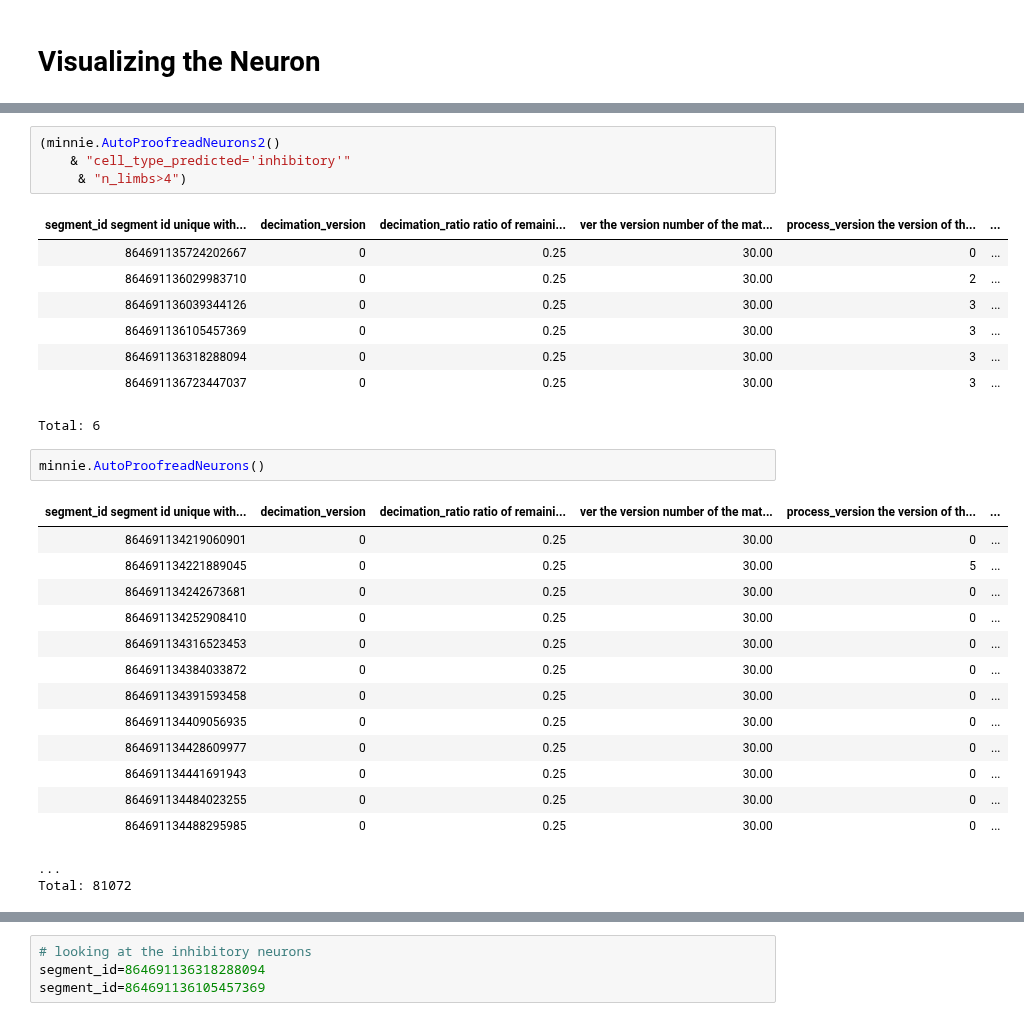
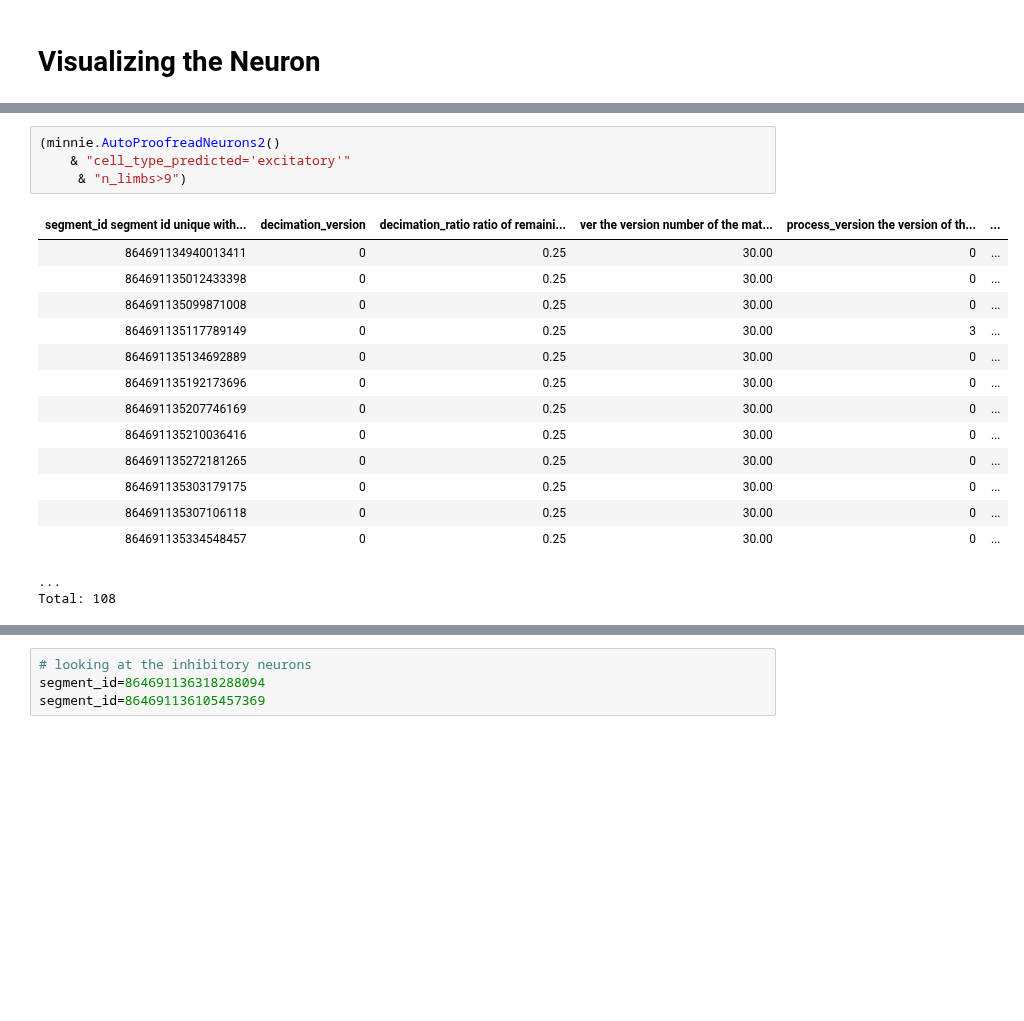
Before and after one commit to celiibrendan/neuron_mesh_tools, a Jupyter notebook: Auto_Proofreading/Preprocessing_Pipeline/AutoProofread_Inspect.ipynb, the cells around one changed output, grey strips where cells are left out. Saved outputs shown, nothing was run; the diff lists cells and outputs as text; blank space fills up the shorter version.

```diff
--- a/Auto_Proofreading/Preprocessing_Pipeline/AutoProofread_Inspect.ipynb
+++ b/Auto_Proofreading/Preprocessing_Pipeline/AutoProofread_Inspect.ipynb
@@ -68,31 +195,20 @@ new_table
 # %%
 (minnie.AutoProofreadNeurons2()
-    & "cell_type_predicted='inhibitory'"
-     & "n_limbs>4")
+    & "cell_type_predicted='excitatory'"
+     & "n_limbs>9")
 # %% [output]
 | segment_id segment id unique with... | decimation_version | decimation_ratio ratio of remaini... | ver the version number of the mat... | process_version the version of th... | ... |
-| 864691135724202667 | 0 | 0.25 | 30.00 | 0 | ... |
-| 864691136029983710 | 0 | 0.25 | 30.00 | 2 | ... |
-| 864691136039344126 | 0 | 0.25 | 30.00 | 3 | ... |
-| 864691136105457369 | 0 | 0.25 | 30.00 | 3 | ... |
-| 864691136318288094 | 0 | 0.25 | 30.00 | 3 | ... |
-| 864691136723447037 | 0 | 0.25 | 30.00 | 3 | ... |
+| 864691134940013411 | 0 | 0.25 | 30.00 | 0 | ... |
+| 864691135012433398 | 0 | 0.25 | 30.00 | 0 | ... |
+| 864691135099871008 | 0 | 0.25 | 30.00 | 0 | ... |
+| 864691135117789149 | 0 | 0.25 | 30.00 | 3 | ... |
+| 864691135134692889 | 0 | 0.25 | 30.00 | 0 | ... |
+| 864691135192173696 | 0 | 0.25 | 30.00 | 0 | ... |
+| 864691135207746169 | 0 | 0.25 | 30.00 | 0 | ... |
+| 864691135210036416 | 0 | 0.25 | 30.00 | 0 | ... |
+| 864691135272181265 | 0 | 0.25 | 30.00 | 0 | ... |
+| 864691135303179175 | 0 | 0.25 | 30.00 | 0 | ... |
+| 864691135307106118 | 0 | 0.25 | 30.00 | 0 | ... |
+| 864691135334548457 | 0 | 0.25 | 30.00 | 0 | ... |
-Total: 6
+...
+Total: 108
-# %%
-minnie.AutoProofreadNeurons()
-# %% [output]
-| segment_id segment id unique with... | decimation_version | decimation_ratio ratio of remaini... | ver the version number of the mat... | process_version the version of th... | ... |
-| 864691134219060901 | 0 | 0.25 | 30.00 | 0 | ... |
-| 864691134221889045 | 0 | 0.25 | 30.00 | 5 | ... |
-| 864691134242673681 | 0 | 0.25 | 30.00 | 0 | ... |
-| 864691134252908410 | 0 | 0.25 | 30.00 | 0 | ... |
-| 864691134316523453 | 0 | 0.25 | 30.00 | 0 | ... |
-| 864691134384033872 | 0 | 0.25 | 30.00 | 0 | ... |
-| 864691134391593458 | 0 | 0.25 | 30.00 | 0 | ... |
-| 864691134409056935 | 0 | 0.25 | 30.00 | 0 | ... |
-| 864691134428609977 | 0 | 0.25 | 30.00 | 0 | ... |
-| 864691134441691943 | 0 | 0.25 | 30.00 | 0 | ... |
-| 864691134484023255 | 0 | 0.25 | 30.00 | 0 | ... |
-| 864691134488295985 | 0 | 0.25 | 30.00 | 0 | ... |
-...
-Total: 81072
```
Also changed, not shown: parts of 19 cells of this notebook, 2 other files.
